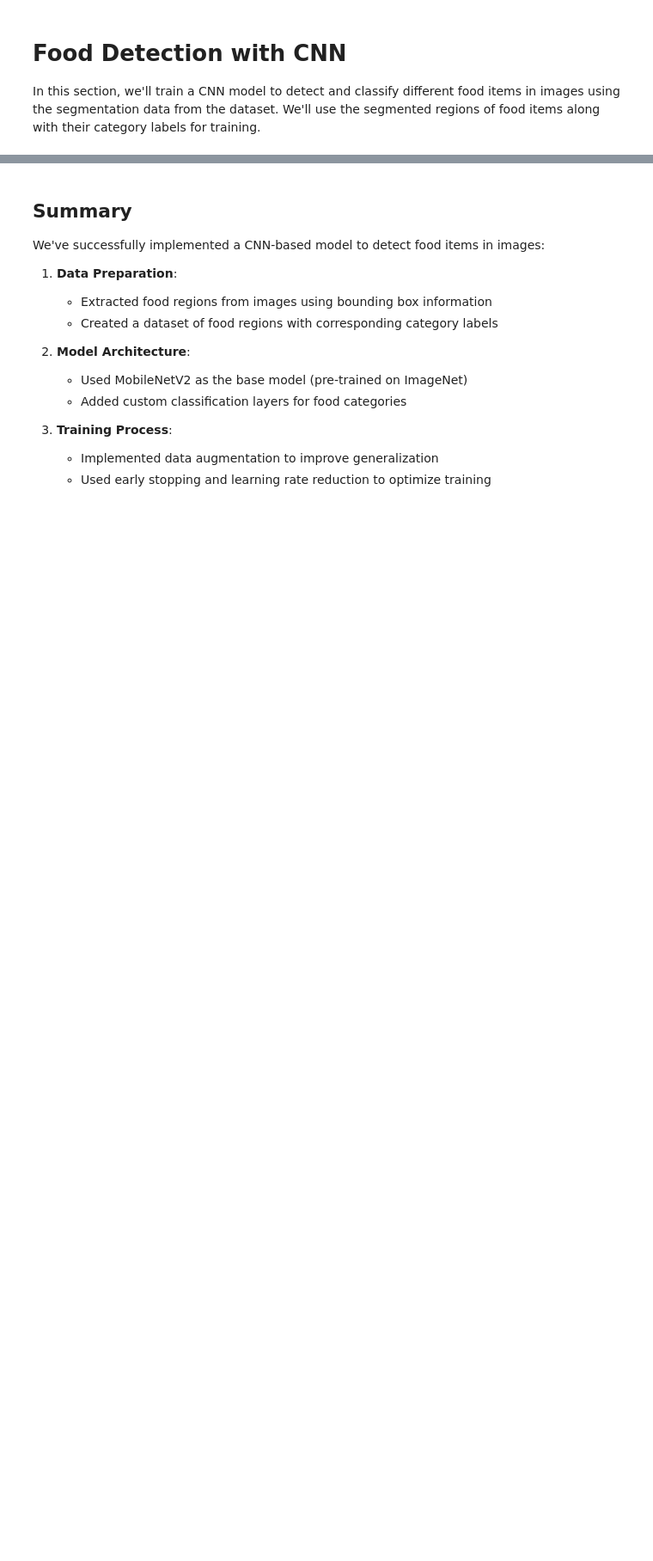
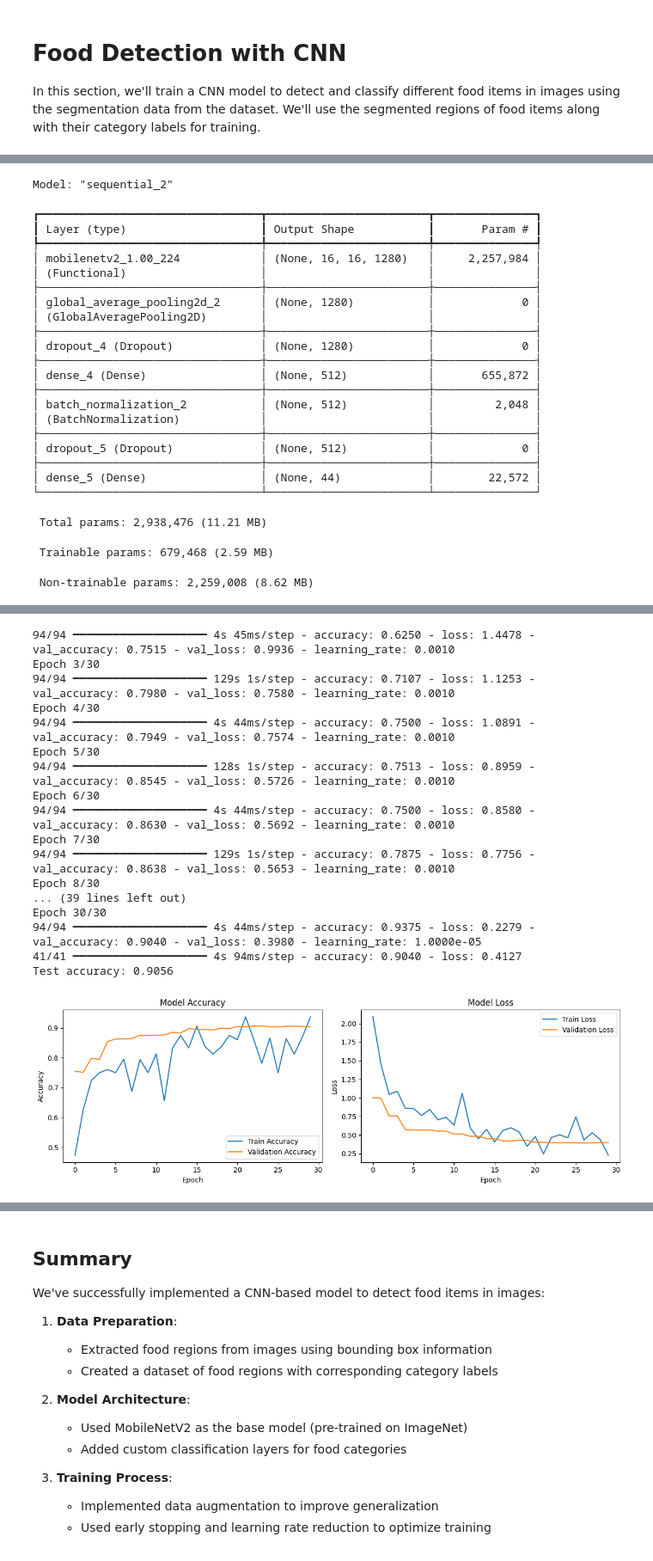
Before and after one commit to RayWP/FoodDetection, a Jupyter notebook: food_calorie_prediction.ipynb, the cells around one changed output, grey strips where cells are left out. Shown at 86% size. Cells and saved outputs as stored; diff of their text form; code cells hidden in the pictures; blank space fills up the shorter version.

Commit message:
success detect foods

```diff
--- a/food_calorie_prediction.ipynb
+++ b/food_calorie_prediction.ipynb
@@ -288,7 +347,7 @@ from tqdm import tqdm
 import random
 
 # Define constants
-IMG_SIZE = 224  # Input size for MobileNetV2
+IMG_SIZE = 512  # Input size for MobileNetV2
 BATCH_SIZE = 32
 EPOCHS = 30
 NUM_CLASSES = len(coco_data['categories'])
@@ -394,6 +459,18 @@ def build_food_detection_model(num_classes):
     ])
 
     return model
+
+# Enable multi-GPU strategy
+strategy = tf.distribute.MirroredStrategy()
+
+with strategy.scope():
+    # Build and compile the model inside the strategy scope
+    model = build_food_detection_model(num_classes)
+    model.compile(
+        optimizer=optimizers.Adam(learning_rate=0.001),
+        loss='sparse_categorical_crossentropy',
+        metrics=['accuracy']
+    )
 
 # Create and compile the model
 model = build_food_detection_model(num_classes)
@@ -454,3 +531,4 @@ plt.legend()
 
 plt.tight_layout()
 plt.show()
+# %% [output]
@@ -456,0 +536,24 @@ plt.show()
+Model: "sequential_2"
+┏━━━━━━━━━━━━━━━━━━━━━━━━━━━━━━━━━┳━━━━━━━━━━━━━━━━━━━━━━━━┳━━━━━━━━━━━━━━━┓
+┃ Layer (type)                    ┃ Output Shape           ┃       Param # ┃
+┡━━━━━━━━━━━━━━━━━━━━━━━━━━━━━━━━━╇━━━━━━━━━━━━━━━━━━━━━━━━╇━━━━━━━━━━━━━━━┩
+│ mobilenetv2_1.00_224            │ (None, 16, 16, 1280)   │     2,257,984 │
+│ (Functional)                    │                        │               │
+├─────────────────────────────────┼────────────────────────┼───────────────┤
+│ global_average_pooling2d_2      │ (None, 1280)           │             0 │
+│ (GlobalAveragePooling2D)        │                        │               │
+├─────────────────────────────────┼────────────────────────┼───────────────┤
+│ dropout_4 (Dropout)             │ (None, 1280)           │             0 │
+├─────────────────────────────────┼────────────────────────┼───────────────┤
+│ dense_4 (Dense)                 │ (None, 512)            │       655,872 │
+├─────────────────────────────────┼────────────────────────┼───────────────┤
+│ batch_normalization_2           │ (None, 512)            │         2,048 │
+│ (BatchNormalization)            │                        │               │
+├─────────────────────────────────┼────────────────────────┼───────────────┤
+│ dropout_5 (Dropout)             │ (None, 512)            │             0 │
+├─────────────────────────────────┼────────────────────────┼───────────────┤
+│ dense_5 (Dense)                 │ (None, 44)             │        22,572 │
+└─────────────────────────────────┴────────────────────────┴───────────────┘
+ Total params: 2,938,476 (11.21 MB)
+ Trainable params: 679,468 (2.59 MB)
+ Non-trainable params: 2,259,008 (8.62 MB)
@@ -457,2 +582,20 @@ plt.show()
+94/94 ━━━━━━━━━━━━━━━━━━━━ 4s 45ms/step - accuracy: 0.6250 - loss: 1.4478 - val_accuracy: 0.7515 - val_loss: 0.9936 - learning_rate: 0.0010
+Epoch 3/30
+94/94 ━━━━━━━━━━━━━━━━━━━━ 129s 1s/step - accuracy: 0.7107 - loss: 1.1253 - val_accuracy: 0.7980 - val_loss: 0.7580 - learning_rate: 0.0010
+Epoch 4/30
+94/94 ━━━━━━━━━━━━━━━━━━━━ 4s 44ms/step - accuracy: 0.7500 - loss: 1.0891 - val_accuracy: 0.7949 - val_loss: 0.7574 - learning_rate: 0.0010
+Epoch 5/30
+94/94 ━━━━━━━━━━━━━━━━━━━━ 128s 1s/step - accuracy: 0.7513 - loss: 0.8959 - val_accuracy: 0.8545 - val_loss: 0.5726 - learning_rate: 0.0010
+Epoch 6/30
+94/94 ━━━━━━━━━━━━━━━━━━━━ 4s 44ms/step - accuracy: 0.7500 - loss: 0.8580 - val_accuracy: 0.8630 - val_loss: 0.5692 - learning_rate: 0.0010
+Epoch 7/30
+94/94 ━━━━━━━━━━━━━━━━━━━━ 129s 1s/step - accuracy: 0.7875 - loss: 0.7756 - val_accuracy: 0.8638 - val_loss: 0.5653 - learning_rate: 0.0010
+Epoch 8/30
+... (39 lines left out)
+Epoch 30/30
+94/94 ━━━━━━━━━━━━━━━━━━━━ 4s 44ms/step - accuracy: 0.9375 - loss: 0.2279 - val_accuracy: 0.9040 - val_loss: 0.3980 - learning_rate: 1.0000e-05
+41/41 ━━━━━━━━━━━━━━━━━━━━ 4s 94ms/step - accuracy: 0.9040 - loss: 0.4127
+Test accuracy: 0.9056
+[figure, added]
 # %%
 print("X")
```
Also changed, not shown: parts of 10 cells of this notebook.
